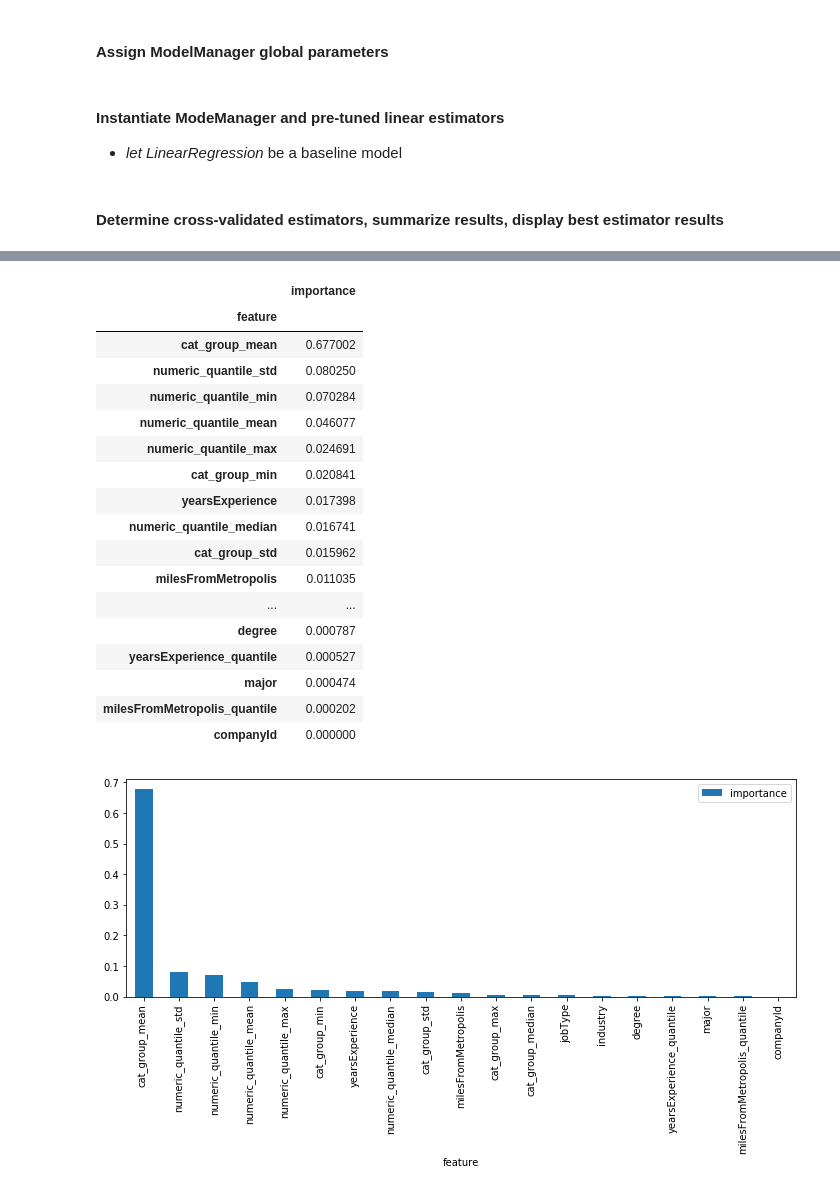
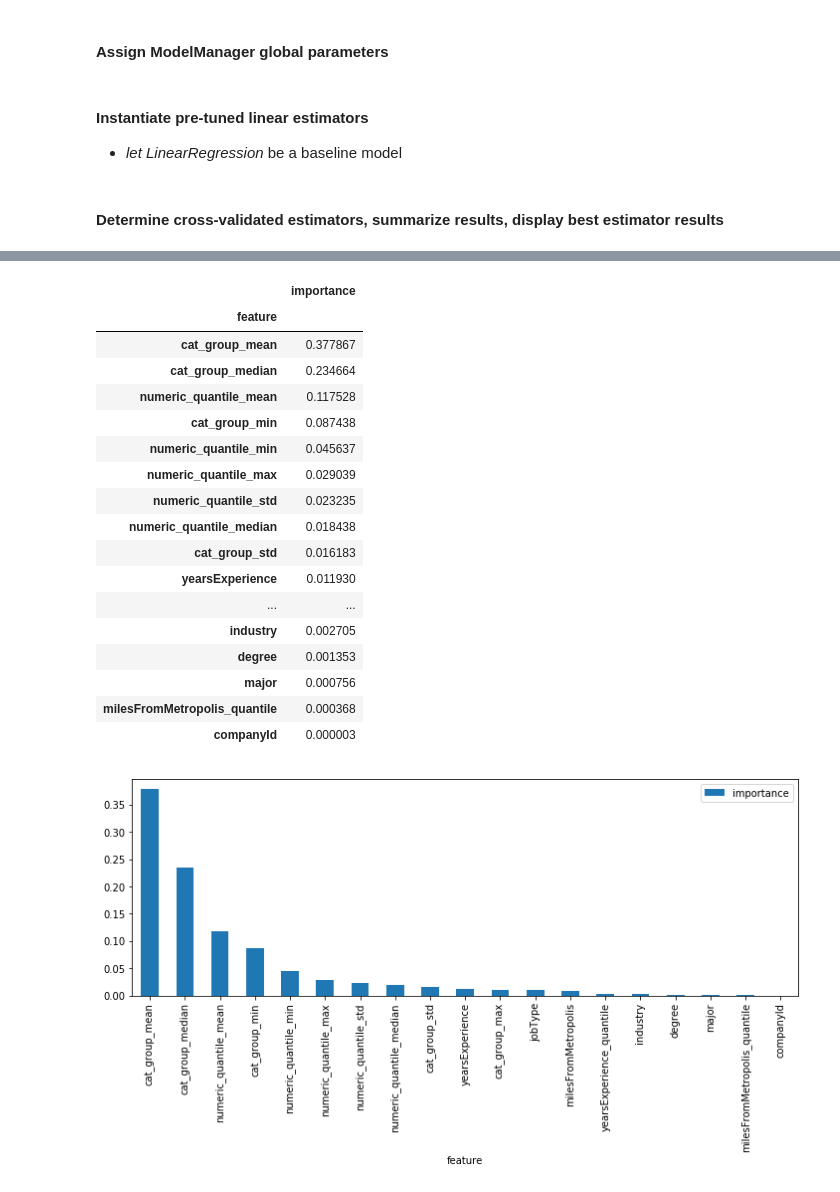
Before and after one commit to JeffreyTsaiProjects/SalaryPrediction, a Jupyter notebook: SalaryPrediction.ipynb, the cells around one changed output, grey strips where cells are left out. Cells and saved outputs as stored; diff of their text form; code cells hidden in the pictures.

Commit message:
update predictions with improved losses from RandomizedSearch and include test loss

```diff
--- a/SalaryPrediction.ipynb
+++ b/SalaryPrediction.ipynb
@@ -66,0 +47,21 @@ Xtest_df = featureEng._compute_new_features(vec_train_df,Xtest_df,cat_columns=da
+# %%
+featureEng = FeatureEng(data)
+
+train_df = featureEng._compute_new_features(vec_train_df,
+                                            train_df,
+                                            featureEng.data.columns_cat,
+                                            featureEng.data.columns_num,4)
+test_df = featureEng._compute_new_features(vec_train_df,
+                                           test_df,
+                                           featureEng.data.columns_cat,
+                                           featureEng.data.columns_num,4)
+
+# drop response,id columns from train and id column from train and test sets
+Xtrain_df = train_df.drop([data.ylabel,data.id],axis=1)
+ytrain_df = train_df[data.ylabel]
+
+Xtest_df = test_df.drop([data.ylabel,data.id],axis=1)
+ytest_df = test_df[data.ylabel]
+
+display(Xtrain_df.head())
+Xtrain_df.shape,Xtest_df.shape
@@ -160,6 +190,6 @@ class ModelManager:
 loss_container = {}
 estimatorList = []
 # %% [markdown]
-#### Instantiate ModeManager and pre-tuned linear estimators
+#### Instantiate pre-tuned linear estimators
 - *let LinearRegression* be a baseline model
 # %%
@@ -202,18 +228,31 @@ gb_pipe = make_pipeline(SimpleImputer(strategy='median'),
 # %% [markdown]
 #### Determine cross-validated estimators, summarize results, display best estimator results
 # %%
+model_mgr = ModelManager(data_object=data,
+                         model_list=estimatorList,
+                         loss_dict=loss_container,folds=5,
+                         best_estimator=None,yhat_test=None)
+
 model_mgr._add_estimator(reg_pipe)
 model_mgr._add_estimator(rf_pipe)
 model_mgr._add_estimator(gb_pipe)
 
 for estimator in model_mgr.estimator_list:
-    model_mgr._cross_validate_estimator(estimator=estimator,Xtrain=Xtrain_df[:],ytrain=ytrain_df[:])
+    model_mgr._cross_validate_estimator(estimator=estimator,
+                                        Xtrain=Xtrain_df,
+                                        ytrain=ytrain_df)
 
 model_mgr._summarize_estimators()
+
 model_mgr.best_estimator = model_mgr._select_best_estimator()
-model_mgr._fit_best_estimator(Xtrain=Xtrain_df[:],ytrain=ytrain_df[:])
-model_mgr._predict_best_estimator(Xtest_df[:])
-model_mgr._compute_feature_importances(Xtrain=Xtrain_df,figsz=(12,4),xrotate=90)
+
+model_mgr._fit_best_estimator(Xtrain=Xtrain_df,
+                              ytrain=ytrain_df)
+
+model_mgr._best_estimator_test_predict(Xtest_df,ytest_df)
+
+model_mgr._compute_feature_importances(Xtrain=Xtrain_df,
+                                       figsz=(12,4),xrotate=90)
 # %% [output]
 Linear Estimator Cross-Validated Loss Summary:
 
@@ -233,21 +272,21 @@ GradientBoostingRegressor(alpha=0.9, criterion='friedman_mse', init=None,
 ----------------------------------------------------------------------
 Feature Importance Summary:
 |  | importance |
 | feature |  |
-| cat_group_mean | 0.677002 |
-| numeric_quantile_std | 0.080250 |
-| numeric_quantile_min | 0.070284 |
-| numeric_quantile_mean | 0.046077 |
-| numeric_quantile_max | 0.024691 |
-| cat_group_min | 0.020841 |
-| yearsExperience | 0.017398 |
-| numeric_quantile_median | 0.016741 |
-| cat_group_std | 0.015962 |
-| milesFromMetropolis | 0.011035 |
+| cat_group_mean | 0.377867 |
+| cat_group_median | 0.234664 |
+| numeric_quantile_mean | 0.117528 |
+| cat_group_min | 0.087438 |
+| numeric_quantile_min | 0.045637 |
+| numeric_quantile_max | 0.029039 |
+| numeric_quantile_std | 0.023235 |
+| numeric_quantile_median | 0.018438 |
+| cat_group_std | 0.016183 |
+| yearsExperience | 0.011930 |
 | ... | ... |
-| degree | 0.000787 |
-| yearsExperience_quantile | 0.000527 |
-| major | 0.000474 |
-| milesFromMetropolis_quantile | 0.000202 |
-| companyId | 0.000000 |
+| industry | 0.002705 |
+| degree | 0.001353 |
+| major | 0.000756 |
+| milesFromMetropolis_quantile | 0.000368 |
+| companyId | 0.000003 |
-[figure, old version]
+[figure, new version]
```
Also changed, not shown: parts of 8 cells of this notebook.
